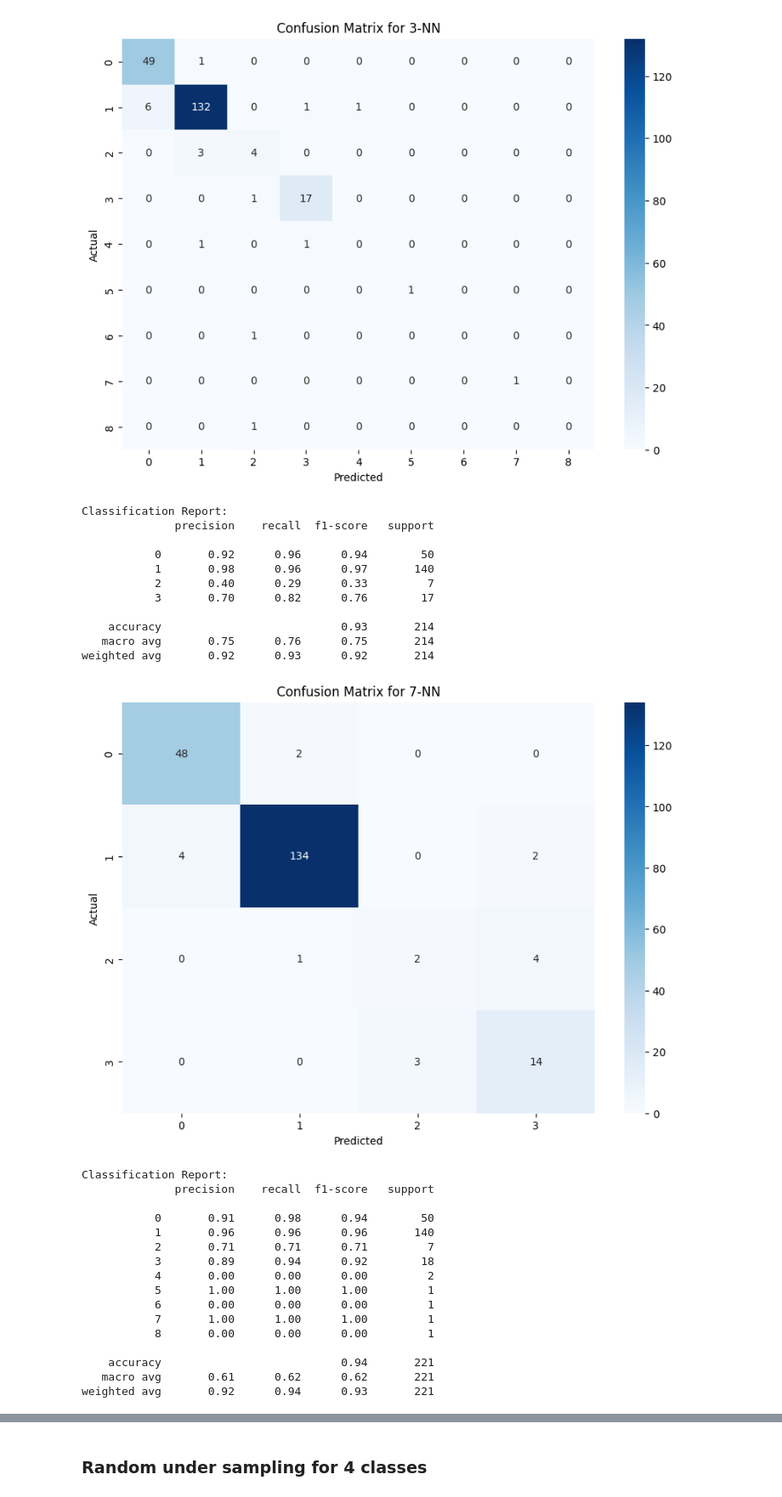
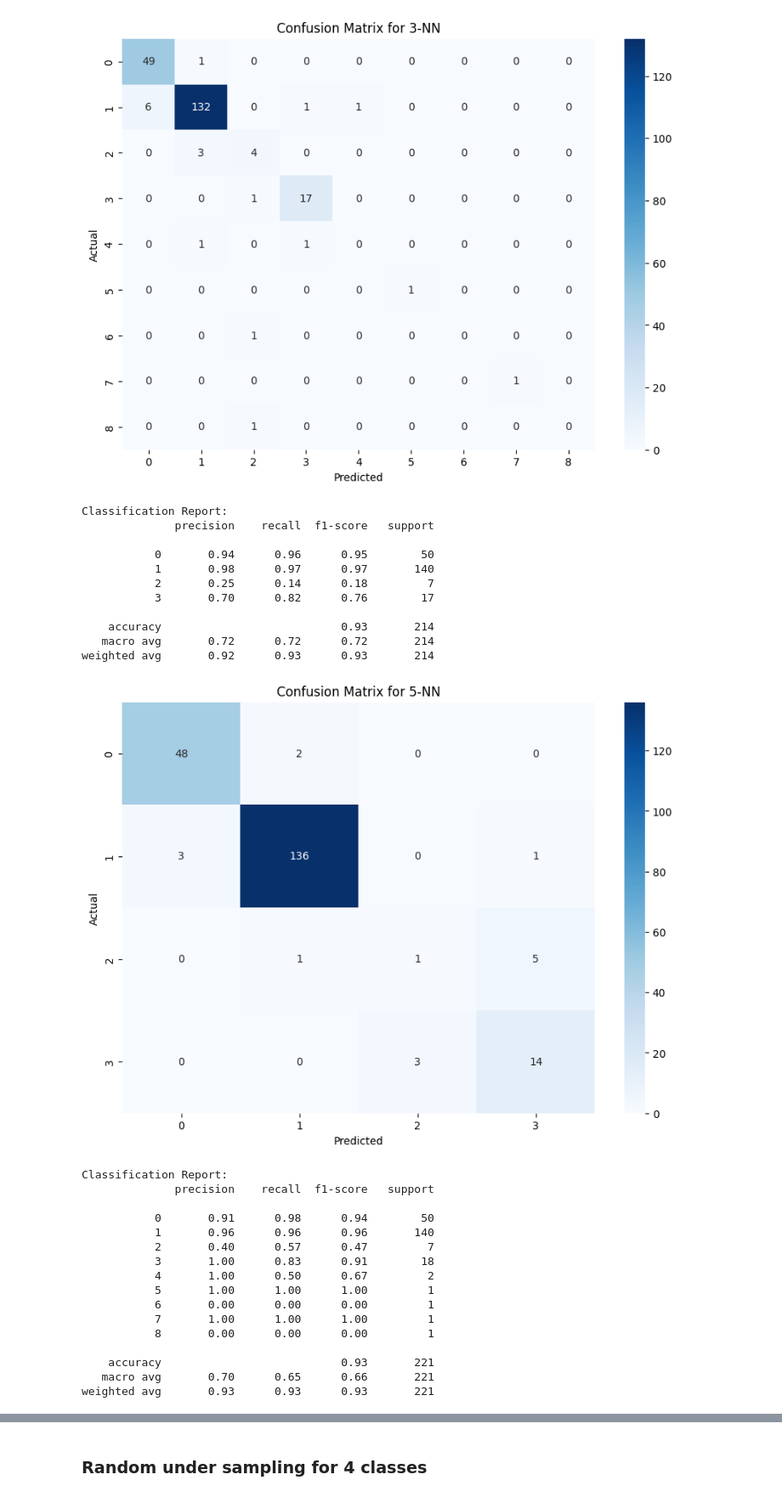
Before and after one commit to Dr-Vphuc/Ground_Water_Classifier, a Jupyter notebook: notebook/d_knn_with_lda.ipynb, the cells around one changed output, grey strips where cells are left out. Shown at 85% size. Saved outputs shown, nothing was run; the diff lists cells and outputs as text; code cells hidden in the pictures.

```diff
--- a/notebook/d_knn_with_lda.ipynb
+++ b/notebook/d_knn_with_lda.ipynb
@@ -185,38 +185,38 @@ Classification Report:
 weighted avg       0.91      0.92      0.92       221
 [figure]
 # %%
-best_k = 7
+best_k = 5
 knn_evaluate(X_4, y_4_encoded, best_k)
 knn_evaluate(X_9, y_9_encoded, best_k)
 # %% [output]
 Classification Report:
               precision    recall  f1-score   support
 
-           0       0.92      0.96      0.94        50
-           1       0.98      0.96      0.97       140
-           2       0.40      0.29      0.33         7
+           0       0.94      0.96      0.95        50
+           1       0.98      0.97      0.97       140
+           2       0.25      0.14      0.18         7
            3       0.70      0.82      0.76        17
 
     accuracy                           0.93       214
-   macro avg       0.75      0.76      0.75       214
-weighted avg       0.92      0.93      0.92       214
+   macro avg       0.72      0.72      0.72       214
+weighted avg       0.92      0.93      0.93       214
-[figure, old version]
+[figure, new version]
 Classification Report:
               precision    recall  f1-score   support
 
            0       0.91      0.98      0.94        50
            1       0.96      0.96      0.96       140
-           2       0.71      0.71      0.71         7
-           3       0.89      0.94      0.92        18
-           4       0.00      0.00      0.00         2
+           2       0.40      0.57      0.47         7
+           3       1.00      0.83      0.91        18
+           4       1.00      0.50      0.67         2
            5       1.00      1.00      1.00         1
            6       0.00      0.00      0.00         1
            7       1.00      1.00      1.00         1
            8       0.00      0.00      0.00         1
 
-    accuracy                           0.94       221
-   macro avg       0.61      0.62      0.62       221
-weighted avg       0.92      0.94      0.93       221
+    accuracy                           0.93       221
+   macro avg       0.70      0.65      0.66       221
+weighted avg       0.93      0.93      0.93       221
 [figure]
 # %% [markdown]
 ### Random under sampling for 4 classes
```
Also changed, not shown: parts of 3 cells of this notebook, 2 other files.
